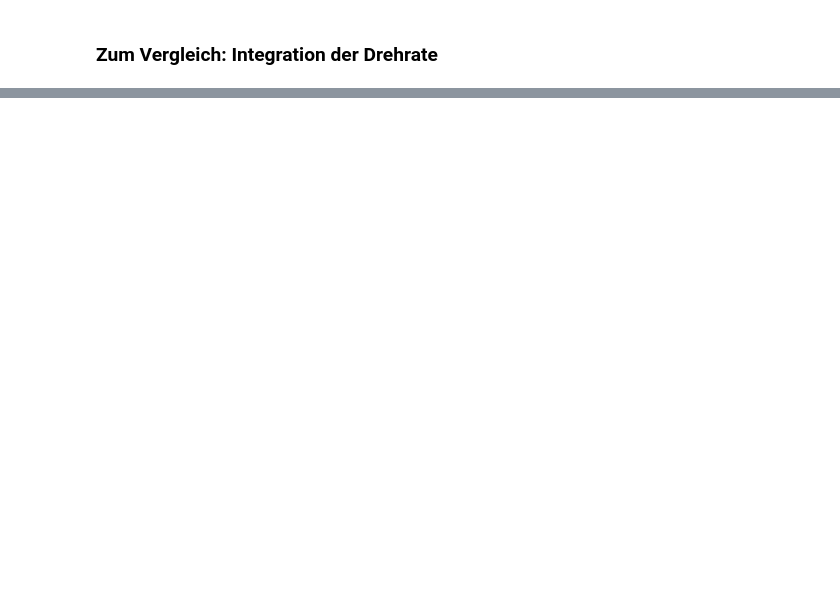
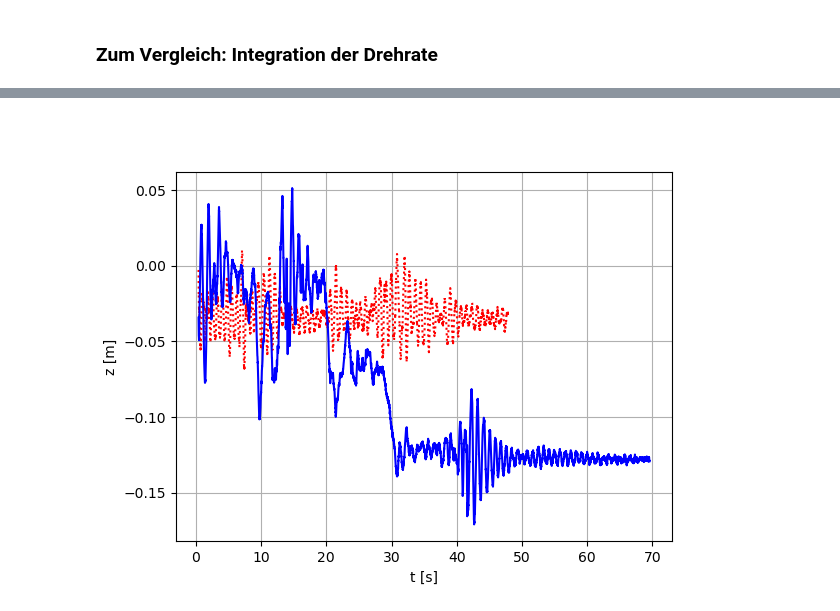
Before and after one commit to mayerd2/python_experiments, a Jupyter notebook: Phyphox_gyro_acc.ipynb, the cells around one changed output, grey strips where cells are left out. Saved outputs shown, nothing was run; the diff lists cells and outputs as text; code cells hidden in the pictures; blank space fills up the shorter version.

```diff
--- a/Phyphox_gyro_acc.ipynb
+++ b/Phyphox_gyro_acc.ipynb
@@ -262,0 +418,10 @@ plt.plot(t,thx_i)
+# %%
+plt.figure()
+plt.plot(t_var1,z_var1,'r:')
+plt.plot(t,z,'b')
+plt.xlabel('t [s]')
+plt.ylabel('z [m]')
+plt.grid()
+plt.show()
+# %% [output]
+[figure, added]
```
Also changed, not shown: parts of 22 cells of this notebook, 23 other files.
